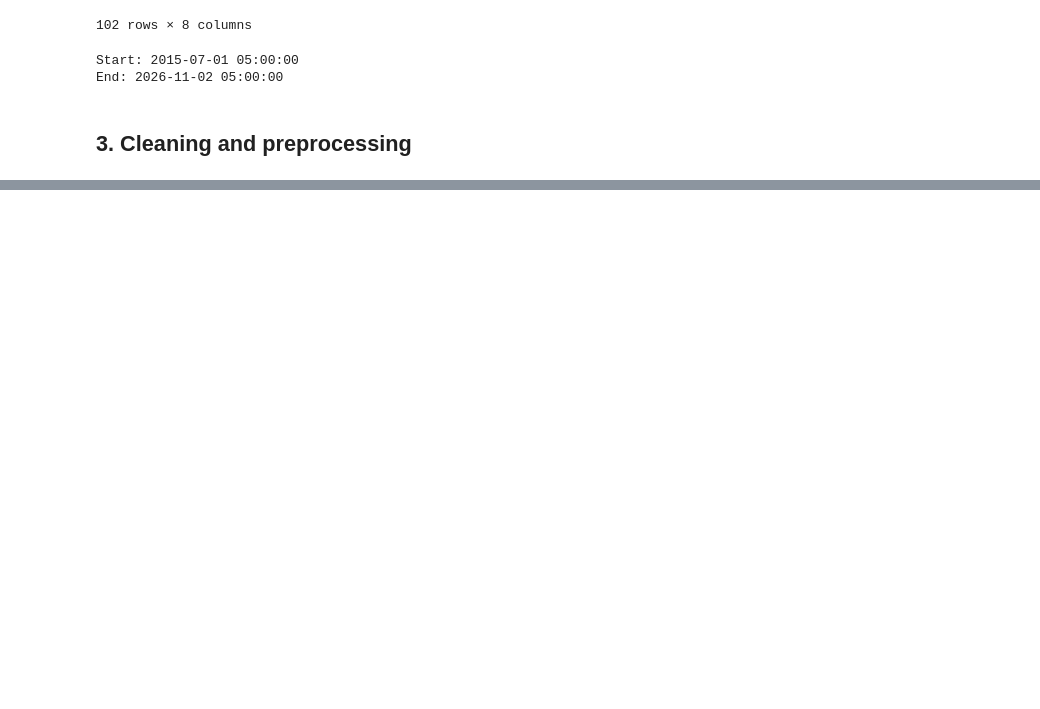
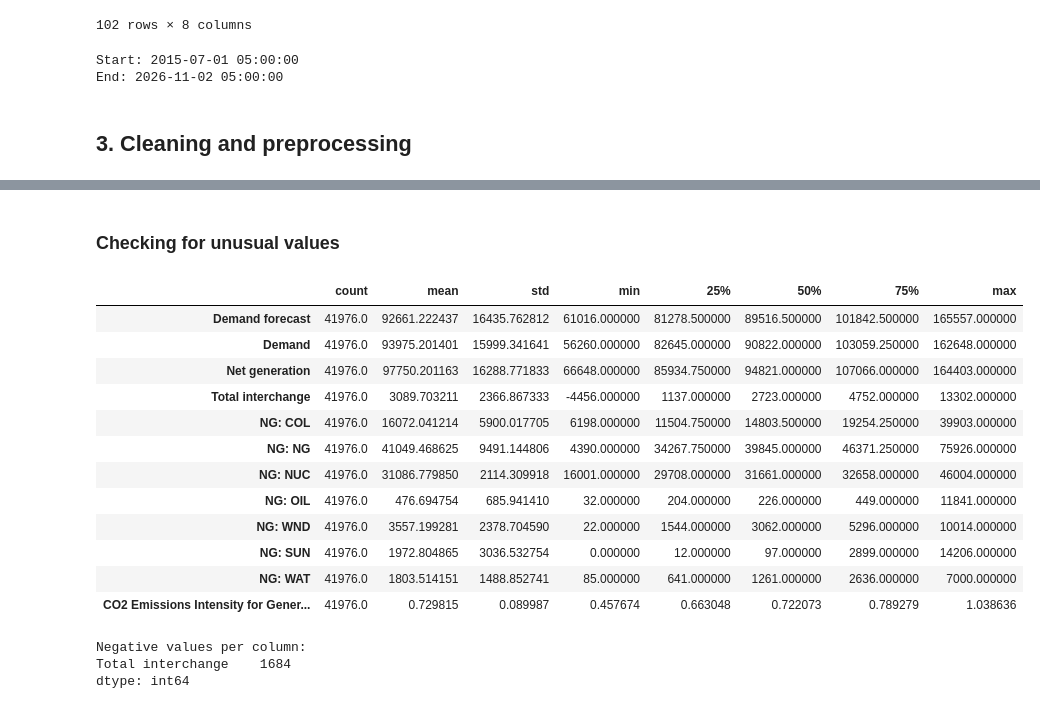
Before and after one commit to refreshminht/ac209a_low_carbon_computing, a Jupyter notebook: notebooks/01_data_cleaning.ipynb, the cells around one changed output, grey strips where cells are left out. Cells and saved outputs as stored; diff of their text form; code cells hidden in the pictures; blank space fills up the shorter version.

```diff
--- a/notebooks/01_data_cleaning.ipynb
+++ b/notebooks/01_data_cleaning.ipynb
@@ -176,0 +316,27 @@ CO2 Emissions Intensity for Consumed Electricity
+# %%
+# Columns we use in modeling. Generated-electricity carbon intensity is our target.
+# We only check these, so gaps in columns we don't use don't cost us extra days.
+target = "CO2 Emissions Intensity for Generated Electricity"
+check_cols = [
+    "Demand forecast", "Demand", "Net generation", "Total interchange",
+    "NG: COL", "NG: NG", "NG: NUC", "NG: OIL", "NG: WND", "NG: SUN", "NG: WAT",
+    target,
+]
+
+local_day = pd.to_datetime(pjm_selected["Local date"]).dt.date
+
+# Daylight-saving days have 23 or 25 local hours instead of 24
+hours_per_day = local_day.value_counts()
+dst_days = set(hours_per_day[hours_per_day != 24].index)
+
+# Days with any missing value in the columns we use
+missing_days = set(local_day[pjm_selected[check_cols].isna().any(axis=1)])
+
+drop_days = dst_days | missing_days
+pjm_clean = pjm_selected[~local_day.isin(drop_days)].copy()
+
+print("DST days:", len(dst_days))
+print("Days with missing data (not DST):", len(missing_days - dst_days), sorted(missing_days - dst_days))
+print("Total days dropped:", len(drop_days), "of", local_day.nunique())
+print("Rows before:", len(pjm_selected), "after:", len(pjm_clean))
+print("Missing values left:", pjm_clean[check_cols].isna().sum().sum())
@@ -176,0 +353,26 @@ CO2 Emissions Intensity for Consumed Electricity
+# %% [markdown]
+### Checking for unusual values
+# %%
+# Summary of the columns we use, after dropping missing-data days
+display(pjm_clean[check_cols].describe().T)
+
+# Negative values: only interchange can be negative (it means PJM is importing power)
+print("Negative values per column:")
+print((pjm_clean[check_cols] < 0).sum()[lambda s: s > 0])
+# %% [output]
+|  | count | mean | std | min | 25% | 50% | 75% | max |
+| Demand forecast | 41976.0 | 92661.222437 | 16435.762812 | 61016.000000 | 81278.500000 | 89516.500000 | 101842.500000 | 165557.000000 |
+| Demand | 41976.0 | 93975.201401 | 15999.341641 | 56260.000000 | 82645.000000 | 90822.000000 | 103059.250000 | 162648.000000 |
+| Net generation | 41976.0 | 97750.201163 | 16288.771833 | 66648.000000 | 85934.750000 | 94821.000000 | 107066.000000 | 164403.000000 |
+| Total interchange | 41976.0 | 3089.703211 | 2366.867333 | -4456.000000 | 1137.000000 | 2723.000000 | 4752.000000 | 13302.000000 |
+| NG: COL | 41976.0 | 16072.041214 | 5900.017705 | 6198.000000 | 11504.750000 | 14803.500000 | 19254.250000 | 39903.000000 |
+| NG: NG | 41976.0 | 41049.468625 | 9491.144806 | 4390.000000 | 34267.750000 | 39845.000000 | 46371.250000 | 75926.000000 |
+| NG: NUC | 41976.0 | 31086.779850 | 2114.309918 | 16001.000000 | 29708.000000 | 31661.000000 | 32658.000000 | 46004.000000 |
+| NG: OIL | 41976.0 | 476.694754 | 685.941410 | 32.000000 | 204.000000 | 226.000000 | 449.000000 | 11841.000000 |
+| NG: WND | 41976.0 | 3557.199281 | 2378.704590 | 22.000000 | 1544.000000 | 3062.000000 | 5296.000000 | 10014.000000 |
+| NG: SUN | 41976.0 | 1972.804865 | 3036.532754 | 0.000000 | 12.000000 | 97.000000 | 2899.000000 | 14206.000000 |
+| NG: WAT | 41976.0 | 1803.514151 | 1488.852741 | 85.000000 | 641.000000 | 1261.000000 | 2636.000000 | 7000.000000 |
+| CO2 Emissions Intensity for Gener... | 41976.0 | 0.729815 | 0.089987 | 0.457674 | 0.663048 | 0.722073 | 0.789279 | 1.038636 |
+Negative values per column:
+Total interchange    1684
+dtype: int64
```
Also changed, not shown: parts of 19 cells of this notebook.
